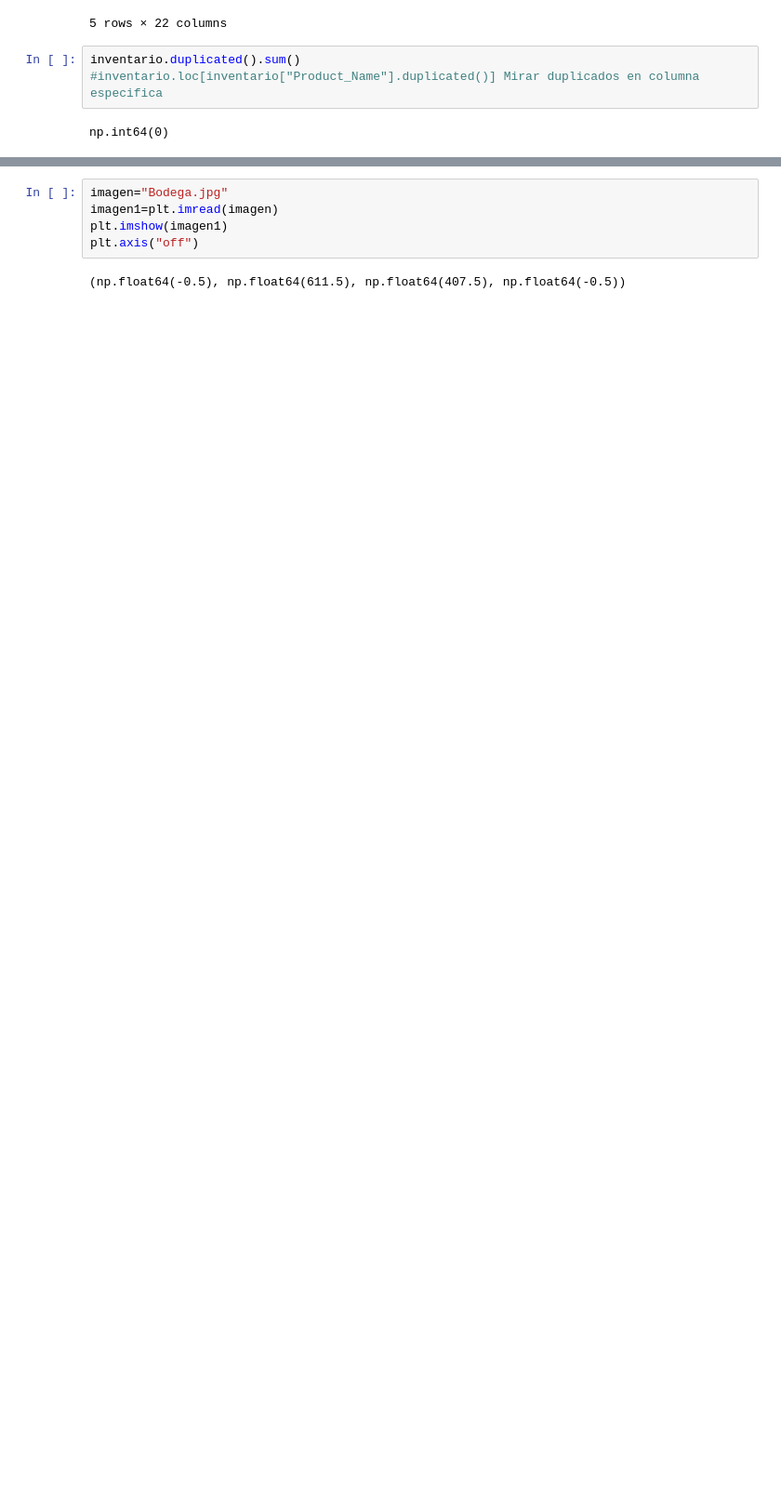
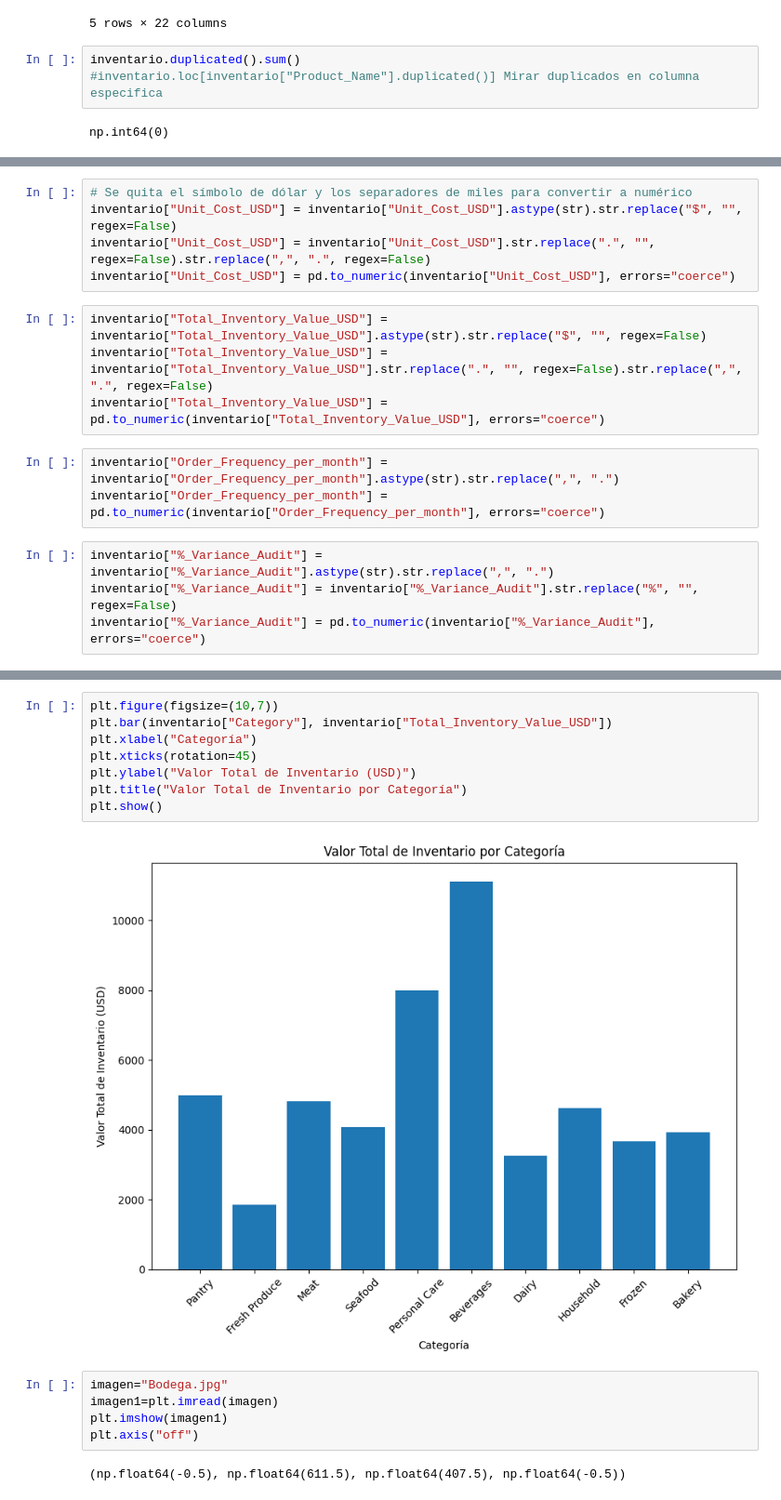
Before and after one commit to JTorres1309/ClaseCD, a Jupyter notebook: Proyecto/index1.ipynb, the cells around one changed output, grey strips where cells are left out. Shown at 93% size. Saved outputs shown, nothing was run; the diff lists cells and outputs as text; blank space fills up the shorter version.

```diff
--- a/Proyecto/index1.ipynb
+++ b/Proyecto/index1.ipynb
@@ -85,0 +94,16 @@ dtype: int64
+# %%
+# Se quita el símbolo de dólar y los separadores de miles para convertir a numérico
+inventario["Unit_Cost_USD"] = inventario["Unit_Cost_USD"].astype(str).str.replace("$", "", regex=False)
+inventario["Unit_Cost_USD"] = inventario["Unit_Cost_USD"].str.replace(".", "", regex=False).str.replace(",", ".", regex=False)
+inventario["Unit_Cost_USD"] = pd.to_numeric(inventario["Unit_Cost_USD"], errors="coerce")
+# %%
+inventario["Total_Inventory_Value_USD"] = inventario["Total_Inventory_Value_USD"].astype(str).str.replace("$", "", regex=False)
+inventario["Total_Inventory_Value_USD"] = inventario["Total_Inventory_Value_USD"].str.replace(".", "", regex=False).str.replace(",", ".", regex=False)
+inventario["Total_Inventory_Value_USD"] = pd.to_numeric(inventario["Total_Inventory_Value_USD"], errors="coerce")
+# %%
+inventario["Order_Frequency_per_month"] = inventario["Order_Frequency_per_month"].astype(str).str.replace(",", ".")
+inventario["Order_Frequency_per_month"] = pd.to_numeric(inventario["Order_Frequency_per_month"], errors="coerce")
+# %%
+inventario["%_Variance_Audit"] = inventario["%_Variance_Audit"].astype(str).str.replace(",", ".")
+inventario["%_Variance_Audit"] = inventario["%_Variance_Audit"].str.replace("%", "", regex=False)
+inventario["%_Variance_Audit"] = pd.to_numeric(inventario["%_Variance_Audit"], errors="coerce")
@@ -86,3 +130,13 @@ dtype: int64
+# %%
+plt.figure(figsize=(10,7))
+plt.bar(inventario["Category"], inventario["Total_Inventory_Value_USD"])
+plt.xlabel("Categoría")
+plt.xticks(rotation=45)
+plt.ylabel("Valor Total de Inventario (USD)")
+plt.title("Valor Total de Inventario por Categoría")
+plt.show()
+# %% [output]
+[figure, added]
 # %%
 imagen="Bodega.jpg"
 imagen1=plt.imread(imagen)
```
Also changed, not shown: parts of 5 cells of this notebook.
